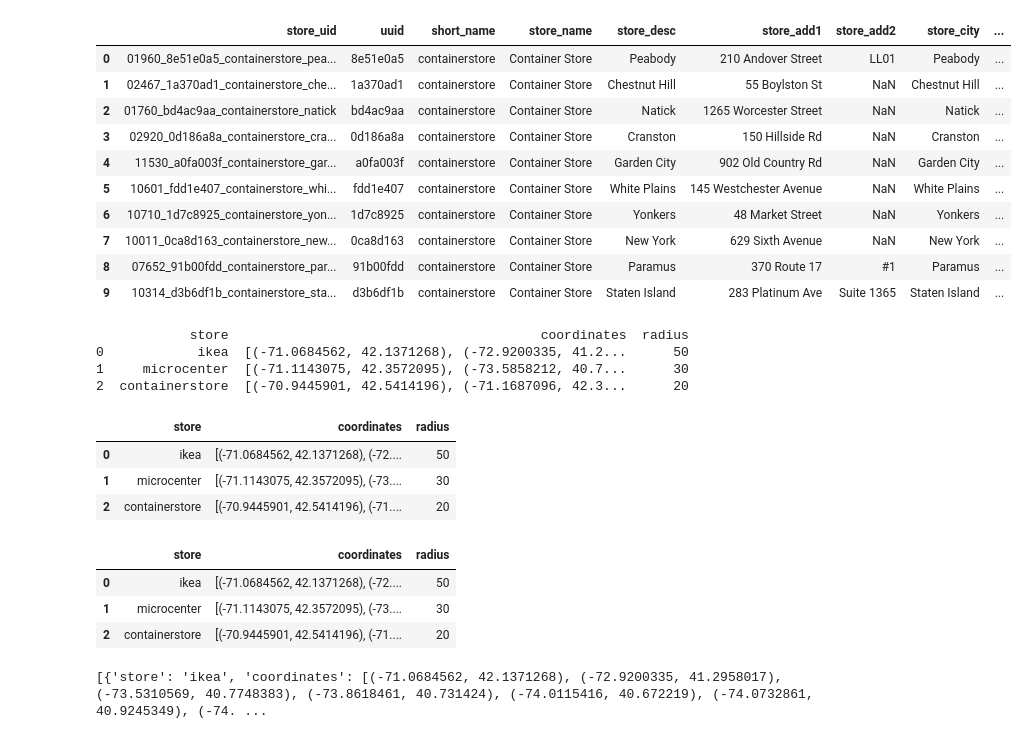
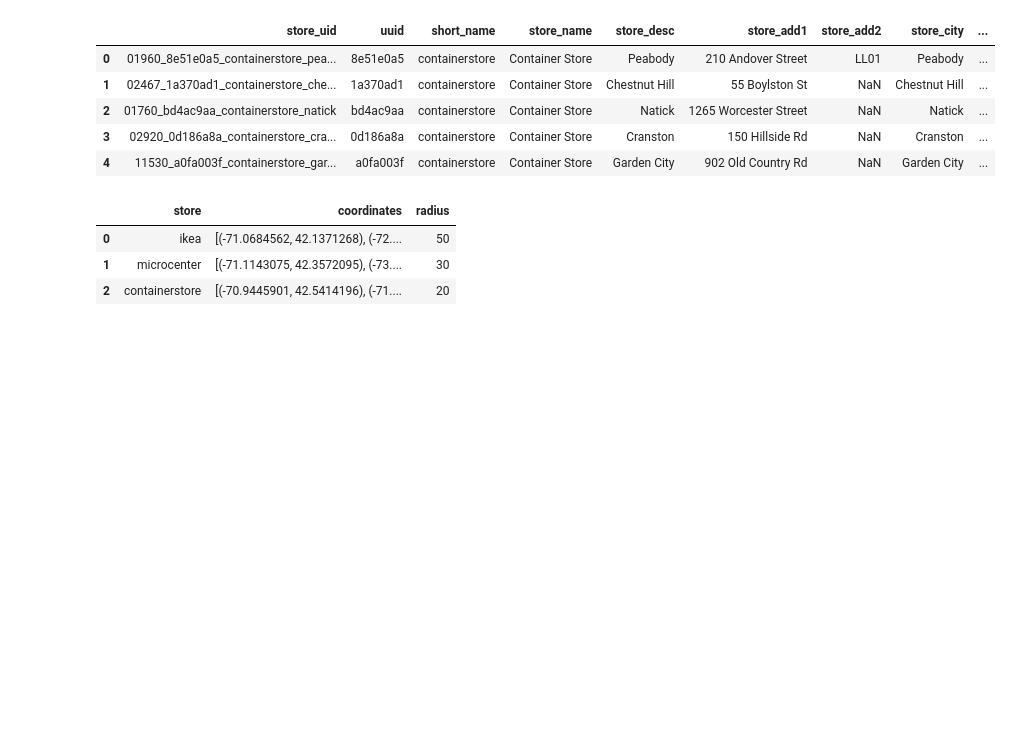
Before and after one commit to voxxtelum/penitent_nomad, a Jupyter notebook: jupyter/nomad_intersections.ipynb, the cells around one changed output. Saved outputs shown, nothing was run; the diff lists cells and outputs as text; code cells hidden in the pictures; blank space fills up the shorter version.

```diff
--- a/jupyter/nomad_intersections.ipynb
+++ b/jupyter/nomad_intersections.ipynb
@@ -65,5 +44,5 @@ stores_dataframe = pd.read_csv('../common/csv/merged_locations_clean.csv', dtype
 
 logger.debug(f'Unique short_name found: {stores_dataframe.short_name.unique()}')
 
-stores_dataframe.head(10)
+stores_dataframe.head(5)
 # %% [output]
@@ -71,14 +50,9 @@ stores_dataframe.head(10)
 |  | store_uid | uuid | short_name | store_name | store_desc | store_add1 | store_add2 | store_city | ... |
 | 0 | 01960_8e51e0a5_containerstore_pea... | 8e51e0a5 | containerstore | Container Store | Peabody | 210 Andover Street | LL01 | Peabody | ... |
 | 1 | 02467_1a370ad1_containerstore_che... | 1a370ad1 | containerstore | Container Store | Chestnut Hill | 55 Boylston St | NaN | Chestnut Hill | ... |
 | 2 | 01760_bd4ac9aa_containerstore_natick | bd4ac9aa | containerstore | Container Store | Natick | 1265 Worcester Street | NaN | Natick | ... |
 | 3 | 02920_0d186a8a_containerstore_cra... | 0d186a8a | containerstore | Container Store | Cranston | 150 Hillside Rd | NaN | Cranston | ... |
 | 4 | 11530_a0fa003f_containerstore_gar... | a0fa003f | containerstore | Container Store | Garden City | 902 Old Country Rd | NaN | Garden City | ... |
-| 5 | 10601_fdd1e407_containerstore_whi... | fdd1e407 | containerstore | Container Store | White Plains | 145 Westchester Avenue | NaN | White Plains | ... |
-| 6 | 10710_1d7c8925_containerstore_yon... | 1d7c8925 | containerstore | Container Store | Yonkers | 48 Market Street | NaN | Yonkers | ... |
-| 7 | 10011_0ca8d163_containerstore_new... | 0ca8d163 | containerstore | Container Store | New York | 629 Sixth Avenue | NaN | New York | ... |
-| 8 | 07652_91b00fdd_containerstore_par... | 91b00fdd | containerstore | Container Store | Paramus | 370 Route 17 | #1 | Paramus | ... |
-| 9 | 10314_d3b6df1b_containerstore_sta... | d3b6df1b | containerstore | Container Store | Staten Island | 283 Platinum Ave | Suite 1365 | Staten Island | ... |
 # %%
 # Earth radius in miles
 earth_r = 3958.8
@@ -100,37 +65,20 @@ stores_radii_ = {
 }
 # %%
 stores_dataframe['coordinates'] = list(zip(stores_dataframe.Longitude, stores_dataframe.Latitude))
-# stores_dataframe.head()
 
 stores_dataframe_c = stores_dataframe.copy()
 
 stores_dataframe_c = stores_dataframe[['short_name', 'coordinates']].groupby('short_name').agg({'coordinates': lambda c: list(c)}).reset_index()
 stores_dataframe_c = stores_dataframe_c.rename(columns={'short_name': 'store'})
-stores_dataframe_c['radius'] = stores_dataframe_c['store'].map(stores_radii_)
+stores_dataframe_c['radius'] = stores_dataframe_c['store'].map(stores_radii)
 stores_dataframe_c = stores_dataframe_c.sort_values(by='radius', ascending=False, ignore_index=True)
 
-print(stores_dataframe_c.iloc[0:])
 stores_dataframe_c.head()
 # %% [output]
-            store                                        coordinates  radius
-0            ikea  [(-71.0684562, 42.1371268), (-72.9200335, 41.2...      50
-1     microcenter  [(-71.1143075, 42.3572095), (-73.5858212, 40.7...      30
-2  containerstore  [(-70.9445901, 42.5414196), (-71.1687096, 42.3...      20
 |  | store | coordinates | radius |
 | 0 | ikea | [(-71.0684562, 42.1371268), (-72.... | 50 |
 | 1 | microcenter | [(-71.1143075, 42.3572095), (-73.... | 30 |
 | 2 | containerstore | [(-70.9445901, 42.5414196), (-71.... | 20 |
-# %%
-stores_dataframe_c.head(5)
-# %% [output]
-|  | store | coordinates | radius |
-| 0 | ikea | [(-71.0684562, 42.1371268), (-72.... | 50 |
-| 1 | microcenter | [(-71.1143075, 42.3572095), (-73.... | 30 |
-| 2 | containerstore | [(-70.9445901, 42.5414196), (-71.... | 20 |
 # %%
 stores_dataframe_d = stores_dataframe_c.copy()
 stores_dataframe_d = stores_dataframe_d.to_dict('records')
-
-print(stores_dataframe_d)
-# %% [output]
-[{'store': 'ikea', 'coordinates': [(-71.0684562, 42.1371268), (-72.9200335, 41.2958017), (-73.5310569, 40.7748383), (-73.8618461, 40.731424), (-74.0115416, 40.672219), (-74.0732861, 40.9245349), (-74. ...
```
Also changed, not shown: parts of 16 cells of this notebook, 1 other file.
